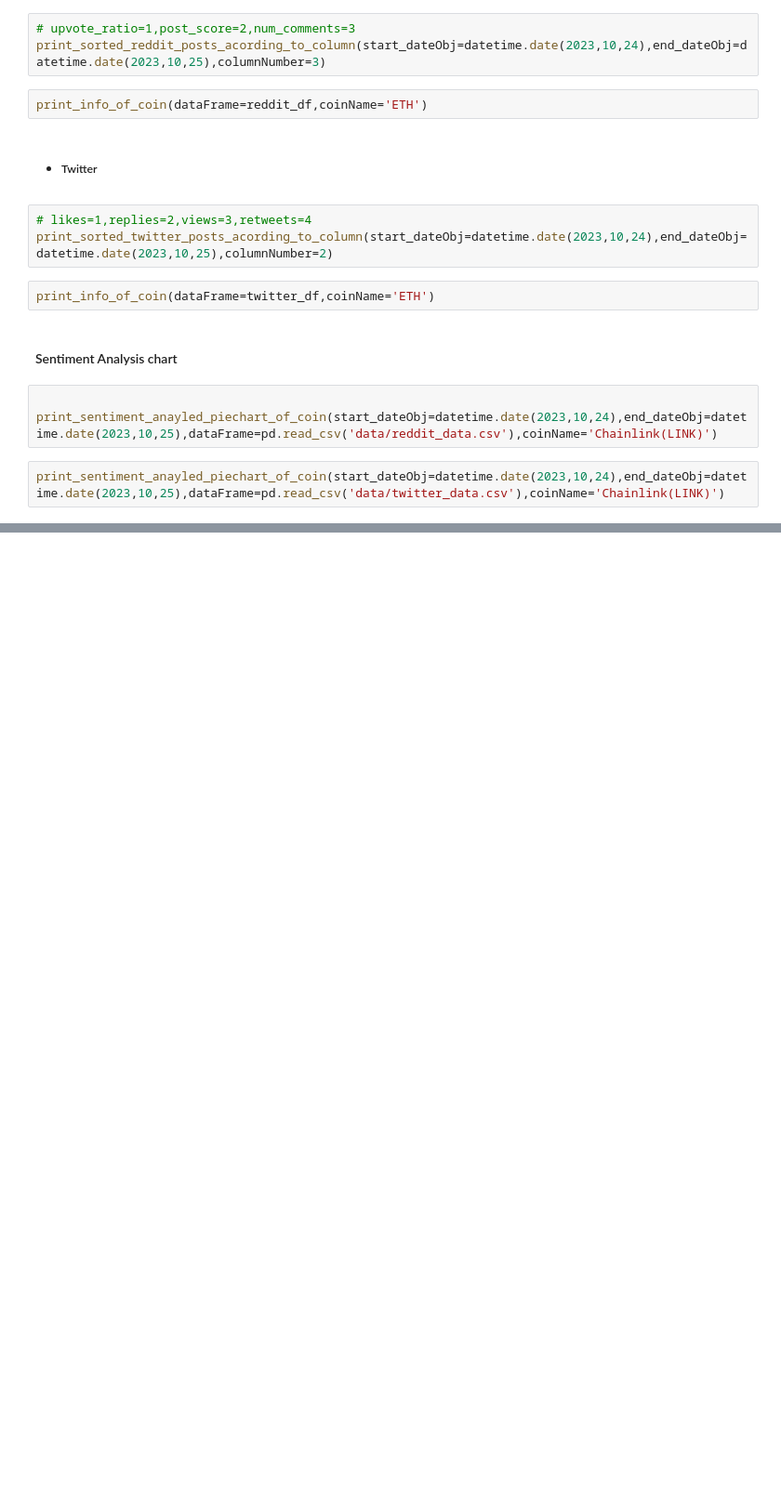
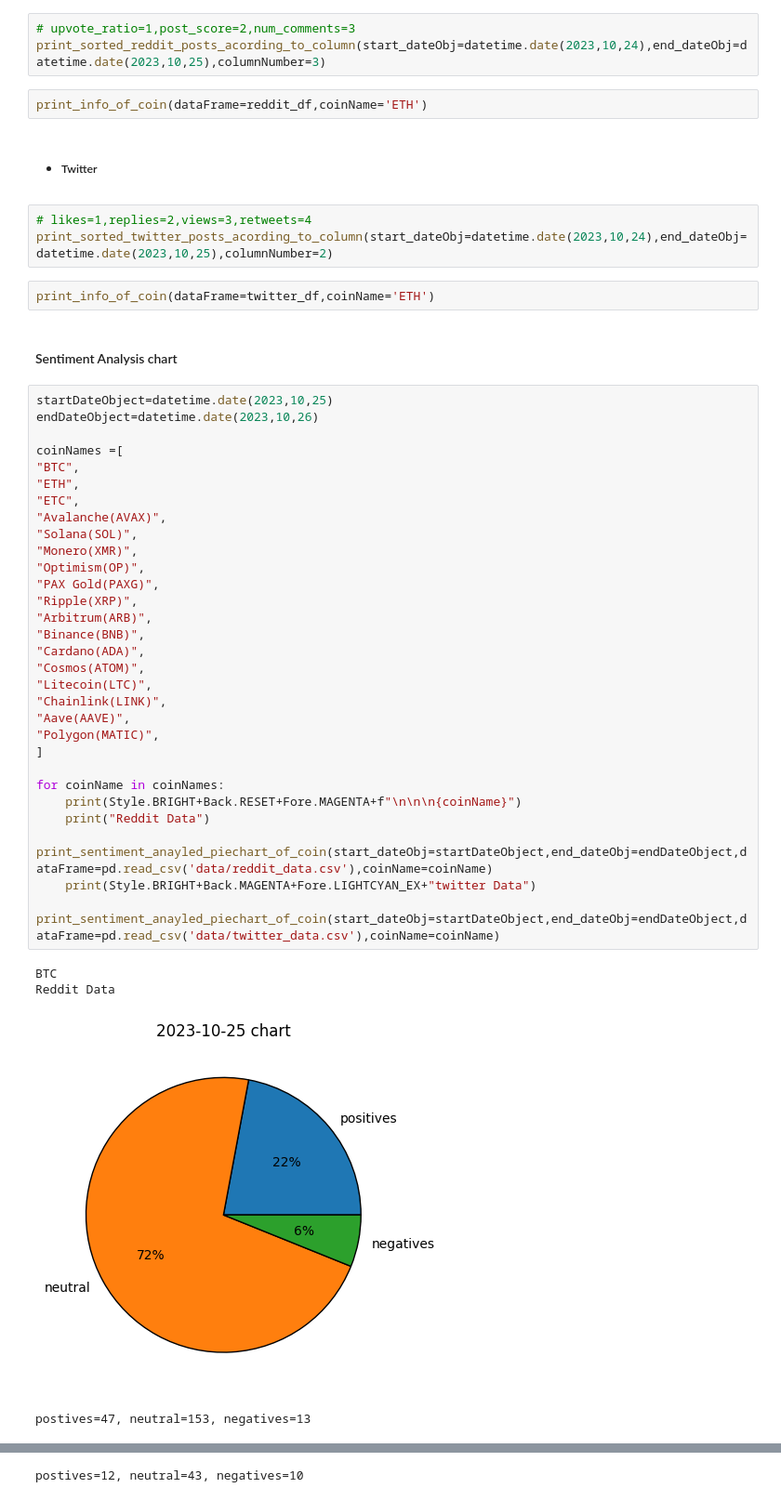
Before and after one commit to SriyanAnuruddha/crypto-analyzer, a Jupyter notebook: main.ipynb, the cells around one changed output, grey strips where cells are left out. Shown at 93% size. Saved outputs shown, nothing was run; the diff lists cells and outputs as text; blank space fills up the shorter version.

Commit message:
add for loop to loop through each  coin and call sentiment anaylysis function

```diff
--- a/main.ipynb
+++ b/main.ipynb
@@ -172,8 +173,38 @@ print_sorted_twitter_posts_acording_to_column(start_dateObj=datetime.date(2023,1
 print_info_of_coin(dataFrame=twitter_df,coinName='ETH')
 # %% [markdown]
 #### Sentiment Analysis chart
-# %%
-
-print_sentiment_anayled_piechart_of_coin(start_dateObj=datetime.date(2023,10,24),end_dateObj=datetime.date(2023,10,25),dataFrame=pd.read_csv('data/reddit_data.csv'),coinName='Chainlink(LINK)')
-# %%
-print_sentiment_anayled_piechart_of_coin(start_dateObj=datetime.date(2023,10,24),end_dateObj=datetime.date(2023,10,25),dataFrame=pd.read_csv('data/twitter_data.csv'),coinName='Chainlink(LINK)')
+# %%
+startDateObject=datetime.date(2023,10,25)
+endDateObject=datetime.date(2023,10,26)
+
+coinNames =[
+"BTC",
+"ETH",
+"ETC",
+"Avalanche(AVAX)",
+"Solana(SOL)",
+"Monero(XMR)",
+"Optimism(OP)",
+"PAX Gold(PAXG)",
+"Ripple(XRP)",
+"Arbitrum(ARB)",
+"Binance(BNB)",
+"Cardano(ADA)",
+"Cosmos(ATOM)",
+"Litecoin(LTC)",
+"Chainlink(LINK)",
+"Aave(AAVE)",
+"Polygon(MATIC)",
+]
+
+for coinName in coinNames:
+    print(Style.BRIGHT+Back.RESET+Fore.MAGENTA+f"\n\n\n{coinName}")
+    print("Reddit Data")
+    print_sentiment_anayled_piechart_of_coin(start_dateObj=startDateObject,end_dateObj=endDateObject,dataFrame=pd.read_csv('data/reddit_data.csv'),coinName=coinName)
+    print(Style.BRIGHT+Back.MAGENTA+Fore.LIGHTCYAN_EX+"twitter Data")
+    print_sentiment_anayled_piechart_of_coin(start_dateObj=startDateObject,end_dateObj=endDateObject,dataFrame=pd.read_csv('data/twitter_data.csv'),coinName=coinName)
+# %% [output]
+BTC
+Reddit Data
+[figure, added]
+postives=47, neutral=153, negatives=13
@@ -179,0 +229 @@ print_sentiment_anayled_piechart_of_coin(start_dateObj=datetime.date(2023,10,24)
+postives=12, neutral=43, negatives=10
```
Also changed, not shown: parts of 2 cells of this notebook.
